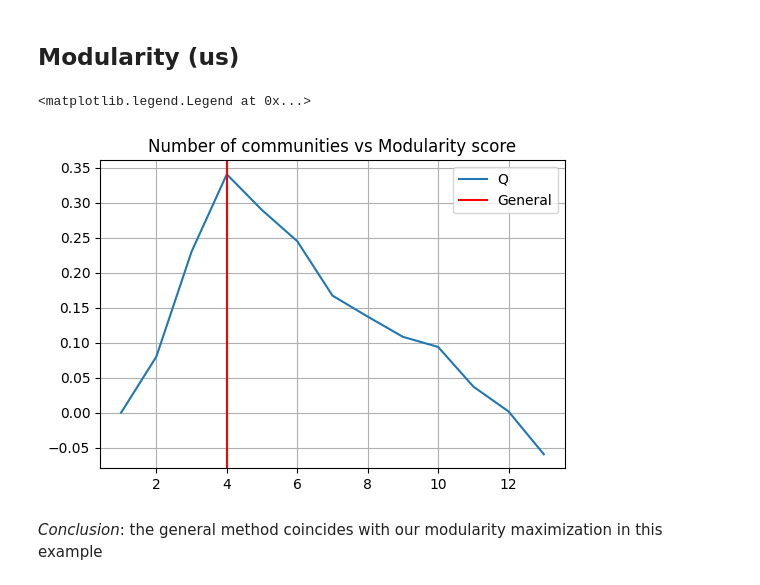
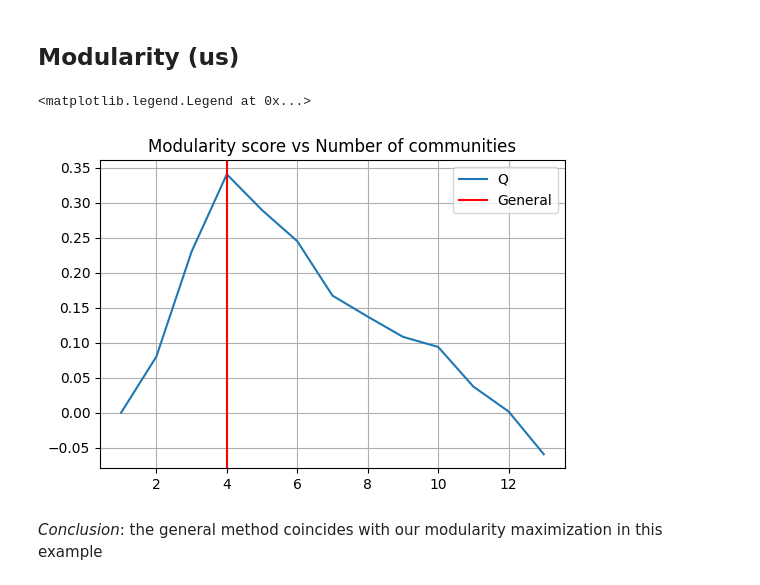
Before and after one commit to LaComarca-Lab/HyperGraph-Communities, a Jupyter notebook: ToyModel.ipynb, the cells around one changed output. Saved outputs shown, nothing was run; the diff lists cells and outputs as text; code cells hidden in the pictures.

```diff
--- a/ToyModel.ipynb
+++ b/ToyModel.ipynb
@@ -102,15 +102,15 @@ for n in range(1,len(H.nodes)):
     Modularity.append(q)
 # %%
 plt.figure(figsize=(6,4))
-plt.title("Number of communities vs Modularity score")
+plt.title("Modularity score vs Number of communities")
 plt.plot(range(1,len(H.nodes)), Modularity, label='Q')
 plt.grid()
 plt.axvline(Num_communities, color='r', label='General')
 
 plt.legend()
 # %% [output]
 <matplotlib.legend.Legend at 0x...>
-[figure, old version]
+[figure, new version]
 # %% [markdown]
 *Conclusion*: the general method coincides with our modularity maximization in this example
 # %%
```
Also changed, not shown: parts of 2 cells of this notebook, 3 other files.
